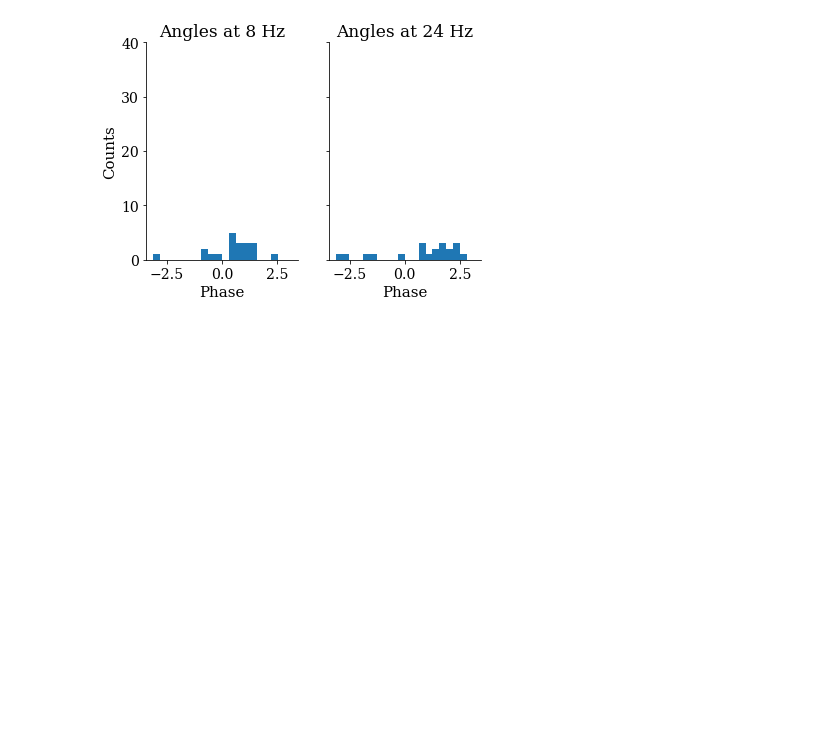
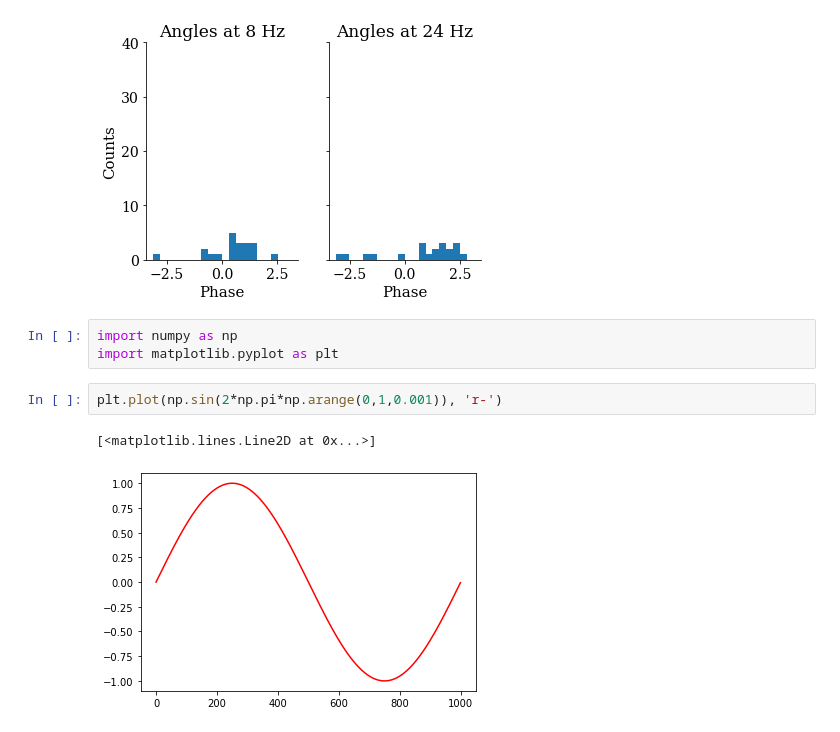
Before and after one commit to benedetta-mariani/scripts, a Jupyter notebook: Practice.ipynb, the cells around one changed output. Saved outputs shown, nothing was run; the diff lists cells and outputs as text; blank space fills up the shorter version.

```diff
--- a/Practice.ipynb
+++ b/Practice.ipynb
@@ -202,3 +204,11 @@ a2.set_title('Angles at 24 Hz')
 a2.set_xlabel('Phase');
 # %% [output]
 [figure]
+# %%
+import numpy as np
+import matplotlib.pyplot as plt
+# %%
+plt.plot(np.sin(2*np.pi*np.arange(0,1,0.001)), 'r-')
+# %% [output]
+[<matplotlib.lines.Line2D at 0x...>]
+[figure, added]
```
Also changed, not shown: parts of 7 cells of this notebook, 1 other file.
